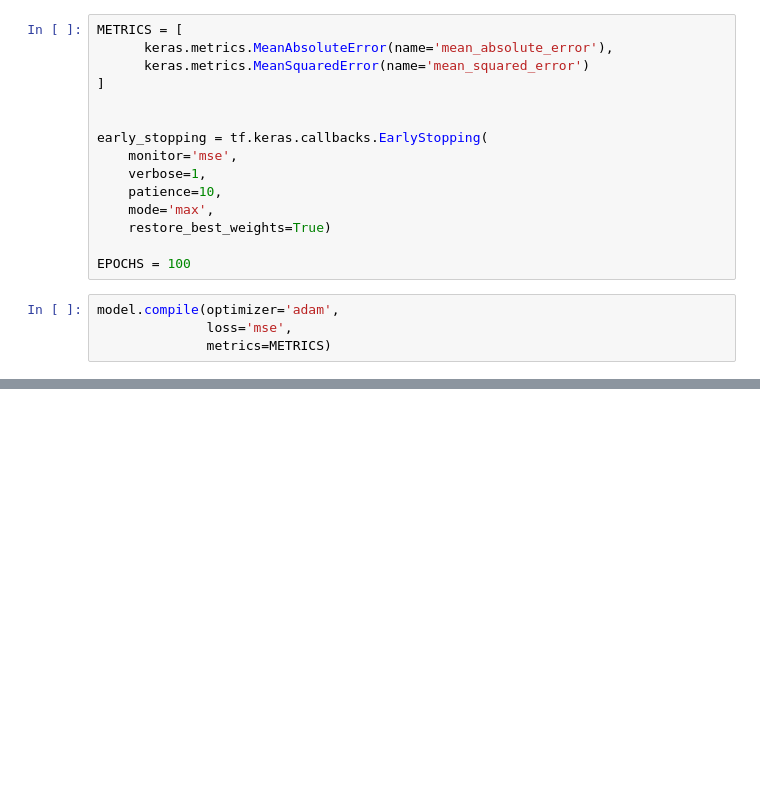
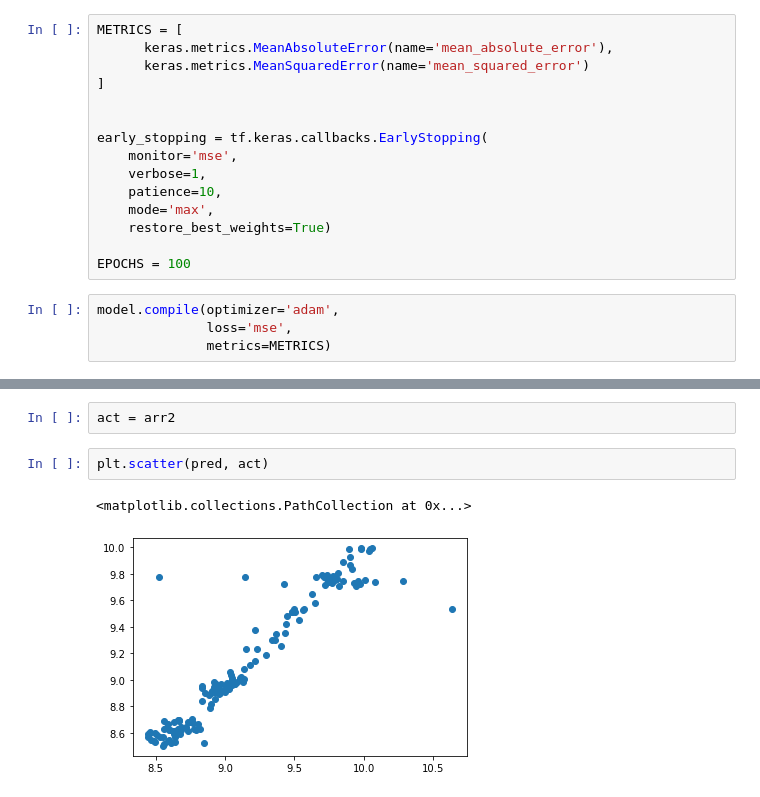
Before and after one commit to PopeStarkiller/emissions_analysis, a Jupyter notebook: emissions_main.ipynb, the cells around one changed output, grey strips where cells are left out. Saved outputs shown, nothing was run; the diff lists cells and outputs as text; blank space fills up the shorter version.

```diff
--- a/emissions_main.ipynb
+++ b/emissions_main.ipynb
@@ -333,0 +237,7 @@ plt.savefig(file_save, dpi=300)
+# %%
+act = arr2
+# %%
+plt.scatter(pred, act)
+# %% [output]
+<matplotlib.collections.PathCollection at 0x...>
+[figure, added]
```
Also changed, not shown: parts of 41 cells of this notebook, 1 other file.
